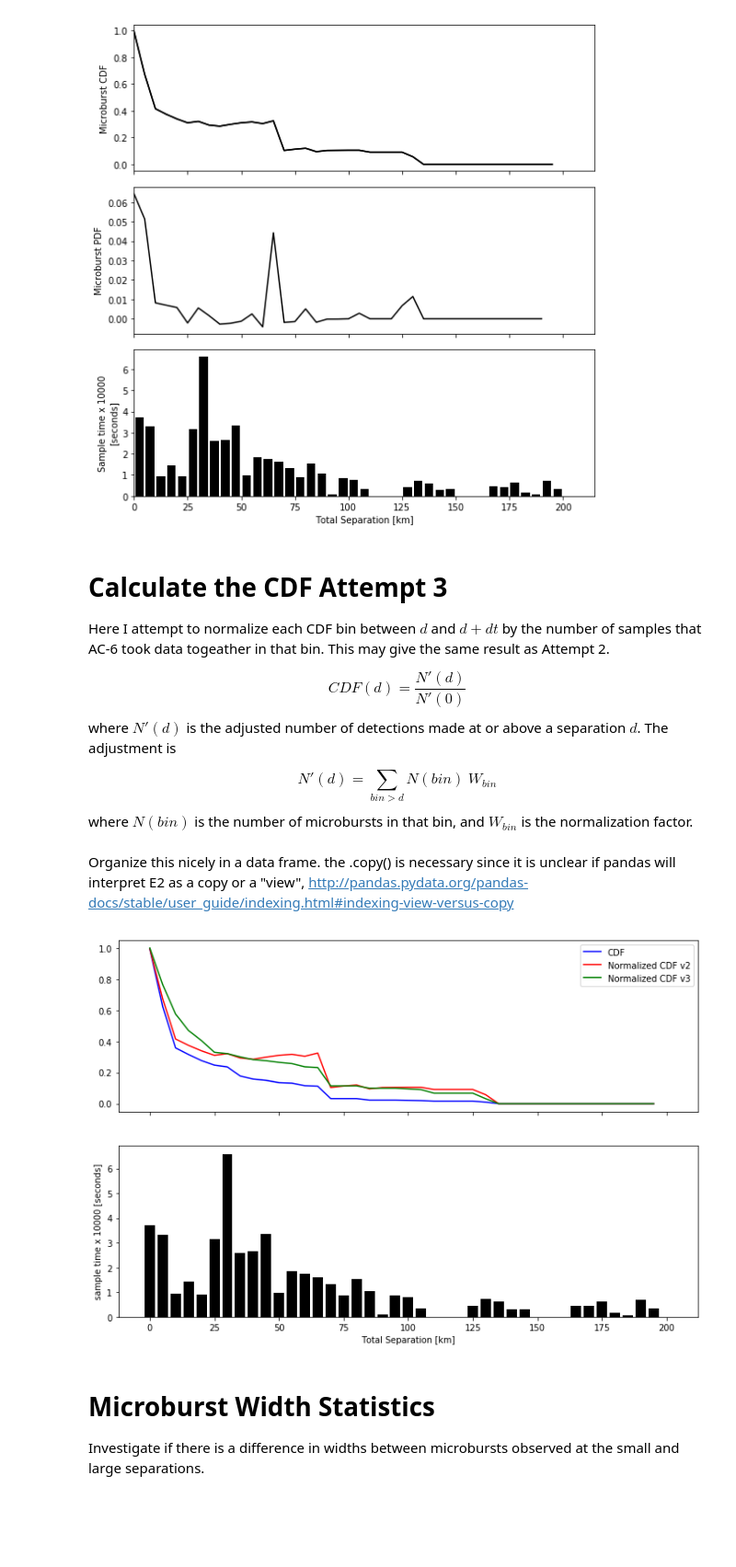
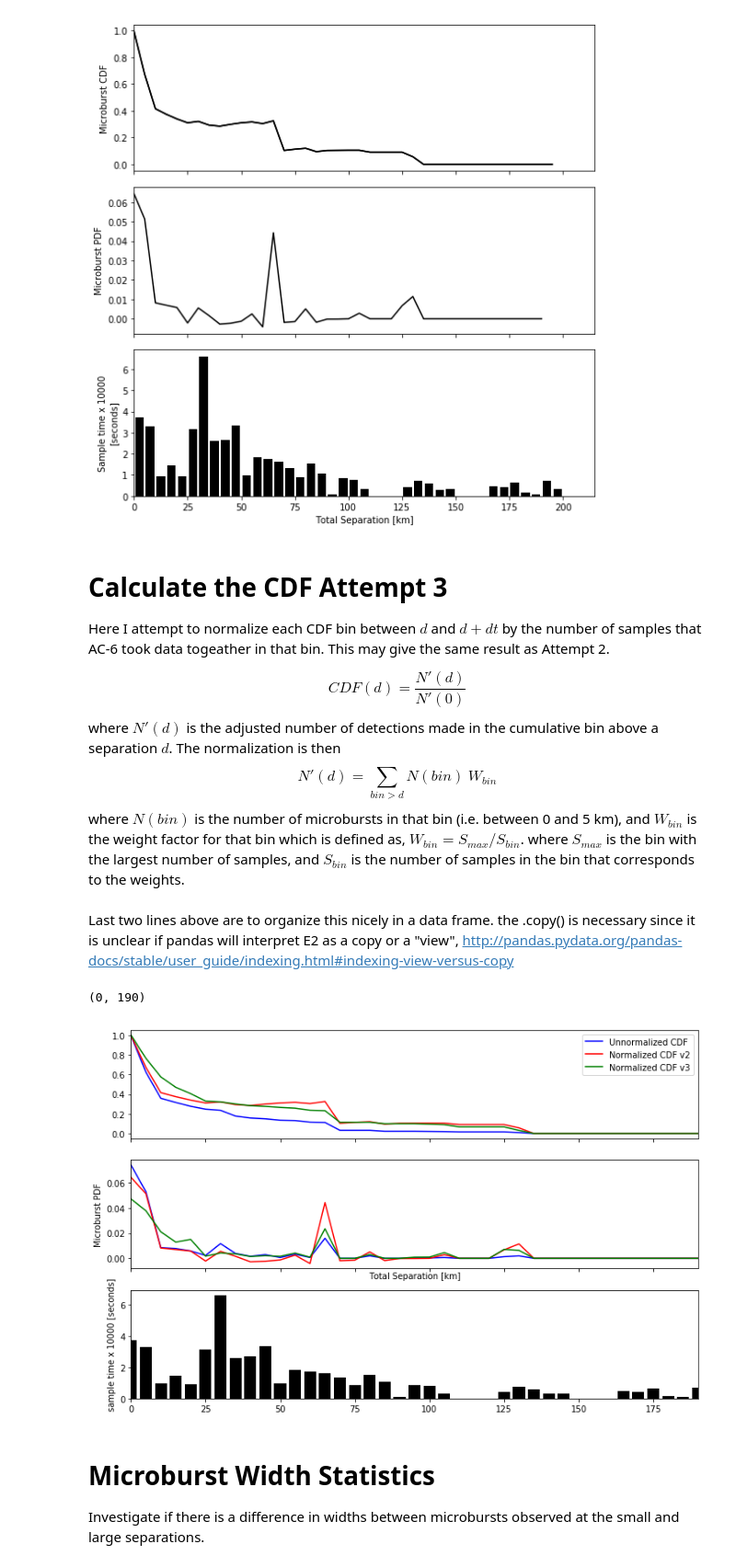
Before and after one commit to mshumko/ac6_microburst_scale_sizes, a Jupyter notebook: stats/microburst_CDF.ipynb, the cells around one changed output. Shown at 92% size. Drawn from its saved outputs; the diff is of its cells as text; code cells hidden in the pictures; blank space fills up the shorter version.

Commit message:
Updated the CDF code to include plots of the CDF and PDF v3.

```diff
--- a/stats/microburst_CDF.ipynb
+++ b/stats/microburst_CDF.ipynb
@@ -216,11 +216,10 @@ Here I attempt to normalize each CDF bin between $d$ and $d + dt$ by the number
 
 $$
 CDF(d) = \frac{N'(d)}{N'(0)}
-$$ where $N'(d)$ is the adjusted number of detections made at or above a separation $d$. The adjustment is
-
+$$ where $N'(d)$ is the adjusted number of detections made in the cumulative bin above a separation $d$. The normalization is then
 $$
 N'(d) = \sum_{bin > d} N(bin) \ W_{bin}
-$$ where $N(bin)$ is the number of microbursts in that bin, and $W_{bin}$ is the normalization factor.
+$$ where $N(bin)$ is the number of microbursts in that bin (i.e. between 0 and 5 km), and $W_{bin}$ is the weight factor for that bin which is defined as, $W_{bin} = S_{max}/S_{bin}$. where $S_{max}$ is the bin with the largest number of samples, and $S_{bin}$ is the number of samples in the bin that corresponds to the weights.
 # %%
 # Number of coincident events between Dist_Total di and df.
 N_i = lambda di, df: sum((coincidentEvents['Dist_Total'] >= di) &
@@ -228,26 +227,31 @@ N_i = lambda di, df: sum((coincidentEvents['Dist_Total'] >= di) &
 # Now apply the N_i function to all bin separations and make a numpy array.
 N = np.array([N_i(bi, bf) for bi, bf in zip(bins[:-1], bins[1:])]).flatten()
 # Calculate the weights normalized to the max number of samples (in the 30-35 km bin).
-weights = E['Seconds'].loc[0:190].max()/E['Seconds'].loc[0:190]
+W = E['Seconds'].loc[0:190].max()/E['Seconds'].loc[0:190]
 # The adjusted number of microbursts in each separation bin.
-N_prime = N*weights
+E2 = E.loc[0:190].copy()
+E2.loc[:, 'N_prime'] = N*W
 # %% [markdown]
-Organize this nicely in a data frame. the .copy() is necessary since it is unclear if pandas will interpret E2 as a copy or a "view", http://pandas.pydata.org/pandas-docs/stable/user_guide/indexing.html#indexing-view-versus-copy
+Last two lines above are to organize this nicely in a data frame. the .copy() is necessary since it is unclear if pandas will interpret E2 as a copy or a "view", http://pandas.pydata.org/pandas-docs/stable/user_guide/indexing.html#indexing-view-versus-copy
-# %%
-E2 = E.loc[0:190].copy()
-E2.loc[:, 'N_prime'] = N_prime
 # %%
 cdf3 = np.array([np.nansum(E2.loc[d:190, 'N_prime'])/np.nansum(E2.loc[0:190, 'N_prime']) for d in bins]).flatten()
+pdf3 = np.convolve([-1, 1], cdf3, mode='valid')/(E.index[1]-E.index[0])
 # %%
-fig, ax = plt.subplots(2, sharex=True, figsize=(12, 8))
-ax[0].plot(bins, cdf, 'b', label='CDF')
+fig, ax = plt.subplots(3, sharex=True, figsize=(12, 8))
+ax[0].plot(bins, cdf, 'b', label='Unnormalized CDF')
 ax[0].plot(bins, cdf2, 'r', label='Normalized CDF v2')
 ax[0].plot(bins, cdf3, 'g', label='Normalized CDF v3')
 ax[0].legend()
-ax[1].bar(E.loc[0:200].index, E['Seconds'].loc[0:200]/10000, width=0.8*E.index[1]-E.index[0], color='k')
-ax[1].set_ylabel('sample time x 10000 [seconds]'); ax[1].set_xlabel('Total Separation [km]');
+ax[1].plot(bins[:-1], pdf, 'b');
+ax[1].plot(bins[:-1], pdf2, 'r');
+ax[1].plot(bins[:-1], pdf3, 'g');
+ax[1].set_ylabel('Microburst PDF')
+ax[2].bar(E.loc[0:200].index, E['Seconds'].loc[0:200]/10000, width=0.8*E.index[1]-E.index[0], color='k')
+ax[2].set_ylabel('sample time x 10000 [seconds]'); ax[1].set_xlabel('Total Separation [km]');
+ax[0].set_xlim(0, 190)
 # %% [output]
+(0, 190)
-[figure, old version]
+[figure, new version]
 # %% [markdown]
 # Microburst Width Statistics
 Investigate if there is a difference in widths between microbursts observed at the small and large separations.
```
